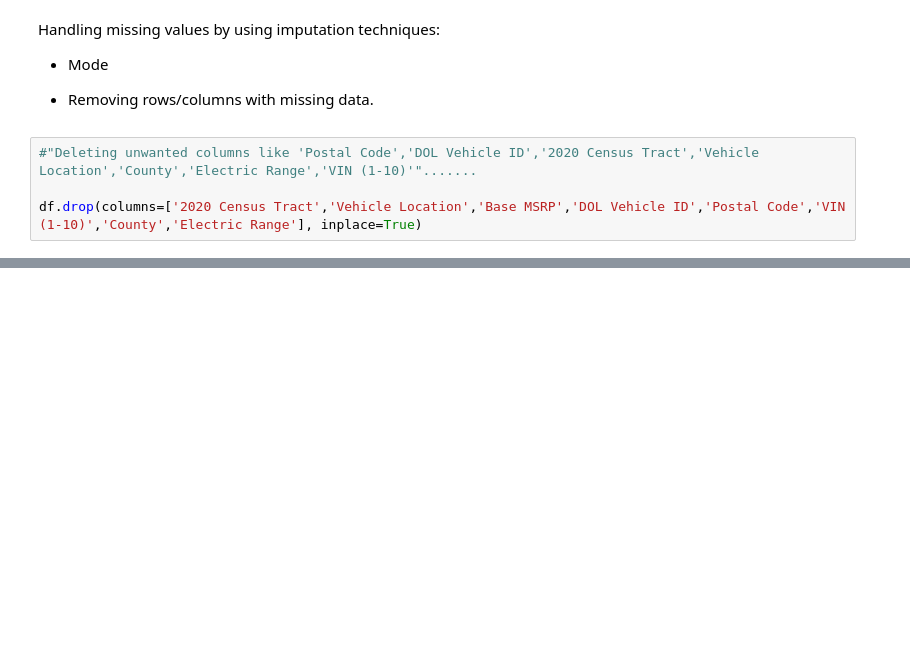
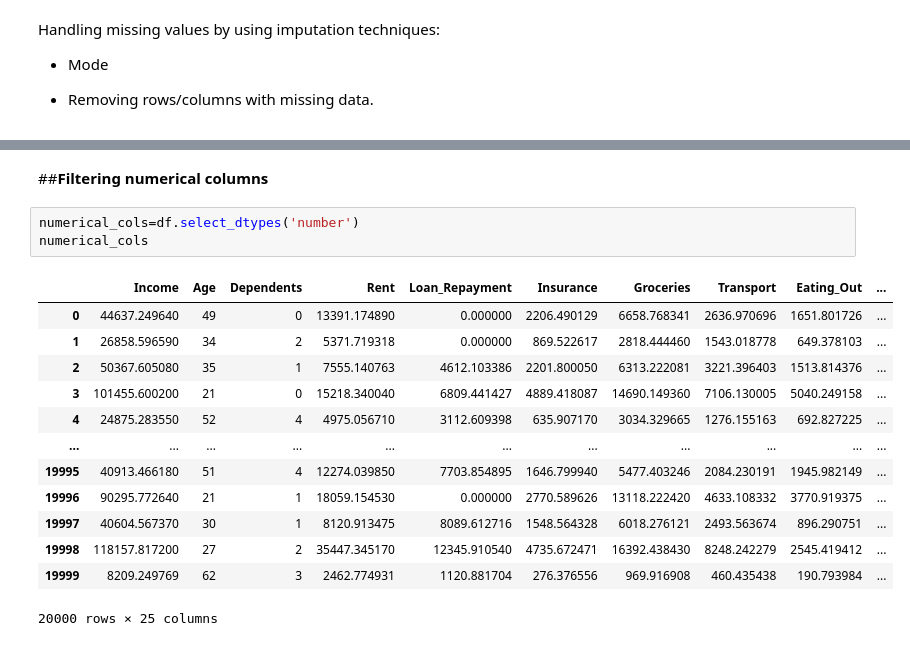
Before and after one commit to Sajuranjith/Indian-Personal-Finance-and-Spending-Habits, a Jupyter notebook: Indian_Personal_Finance_and_Spending_Habits.ipynb, the cells around one changed output, grey strips where cells are left out. Cells and saved outputs as stored; diff of their text form; blank space fills up the shorter version.

```diff
--- a/Indian_Personal_Finance_and_Spending_Habits.ipynb
+++ b/Indian_Personal_Finance_and_Spending_Habits.ipynb
@@ -181,7 +179,3 @@ Handling missing values by using imputation techniques:
 - Mode
 
 - Removing rows/columns with missing data.
-# %%
-#"Deleting unwanted columns like 'Postal Code','DOL Vehicle ID','2020 Census Tract','Vehicle Location','County','Electric Range','VIN (1-10)'".......
-
-df.drop(columns=['2020 Census Tract','Vehicle Location','Base MSRP','DOL Vehicle ID','Postal Code','VIN (1-10)','County','Electric Range'], inplace=True)
@@ -187,0 +278,19 @@ df.drop(columns=['2020 Census Tract','Vehicle Location','Base MSRP','DOL Vehicle
+# %% [markdown]
+##**Filtering numerical columns**
+# %%
+numerical_cols=df.select_dtypes('number')
+numerical_cols
+# %% [output]
+|  | Income | Age | Dependents | Rent | Loan_Repayment | Insurance | Groceries | Transport | Eating_Out | ... |
+| 0 | 44637.249640 | 49 | 0 | 13391.174890 | 0.000000 | 2206.490129 | 6658.768341 | 2636.970696 | 1651.801726 | ... |
+| 1 | 26858.596590 | 34 | 2 | 5371.719318 | 0.000000 | 869.522617 | 2818.444460 | 1543.018778 | 649.378103 | ... |
+| 2 | 50367.605080 | 35 | 1 | 7555.140763 | 4612.103386 | 2201.800050 | 6313.222081 | 3221.396403 | 1513.814376 | ... |
+| 3 | 101455.600200 | 21 | 0 | 15218.340040 | 6809.441427 | 4889.418087 | 14690.149360 | 7106.130005 | 5040.249158 | ... |
+| 4 | 24875.283550 | 52 | 4 | 4975.056710 | 3112.609398 | 635.907170 | 3034.329665 | 1276.155163 | 692.827225 | ... |
+| ... | ... | ... | ... | ... | ... | ... | ... | ... | ... | ... |
+| 19995 | 40913.466180 | 51 | 4 | 12274.039850 | 7703.854895 | 1646.799940 | 5477.403246 | 2084.230191 | 1945.982149 | ... |
+| 19996 | 90295.772640 | 21 | 1 | 18059.154530 | 0.000000 | 2770.589626 | 13118.222420 | 4633.108332 | 3770.919375 | ... |
+| 19997 | 40604.567370 | 30 | 1 | 8120.913475 | 8089.612716 | 1548.564328 | 6018.276121 | 2493.563674 | 896.290751 | ... |
+| 19998 | 118157.817200 | 27 | 2 | 35447.345170 | 12345.910540 | 4735.672471 | 16392.438430 | 8248.242279 | 2545.419412 | ... |
+| 19999 | 8209.249769 | 62 | 3 | 2462.774931 | 1120.881704 | 276.376556 | 969.916908 | 460.435438 | 190.793984 | ... |
+20000 rows × 25 columns
```
Also changed, not shown: parts of 24 cells of this notebook.
